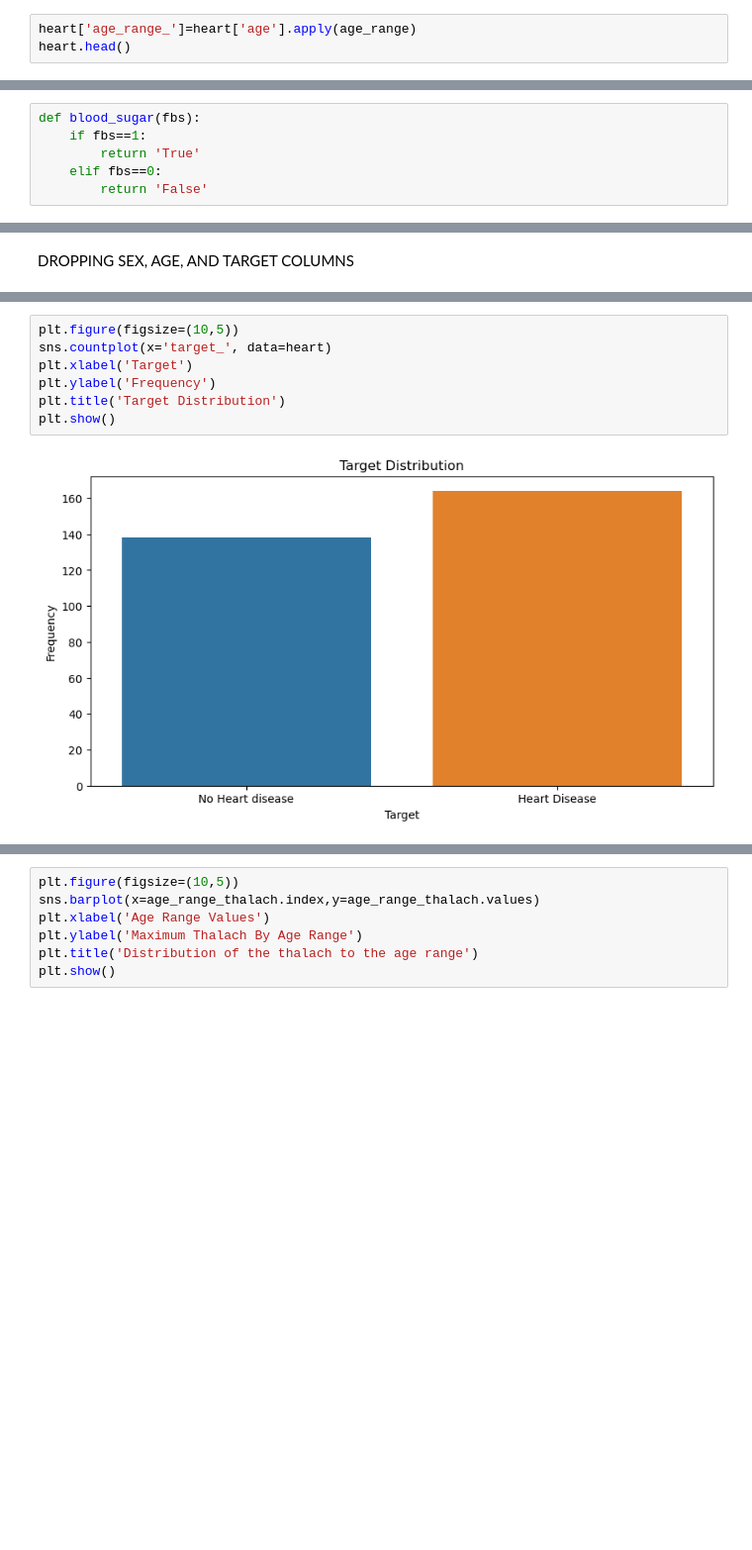
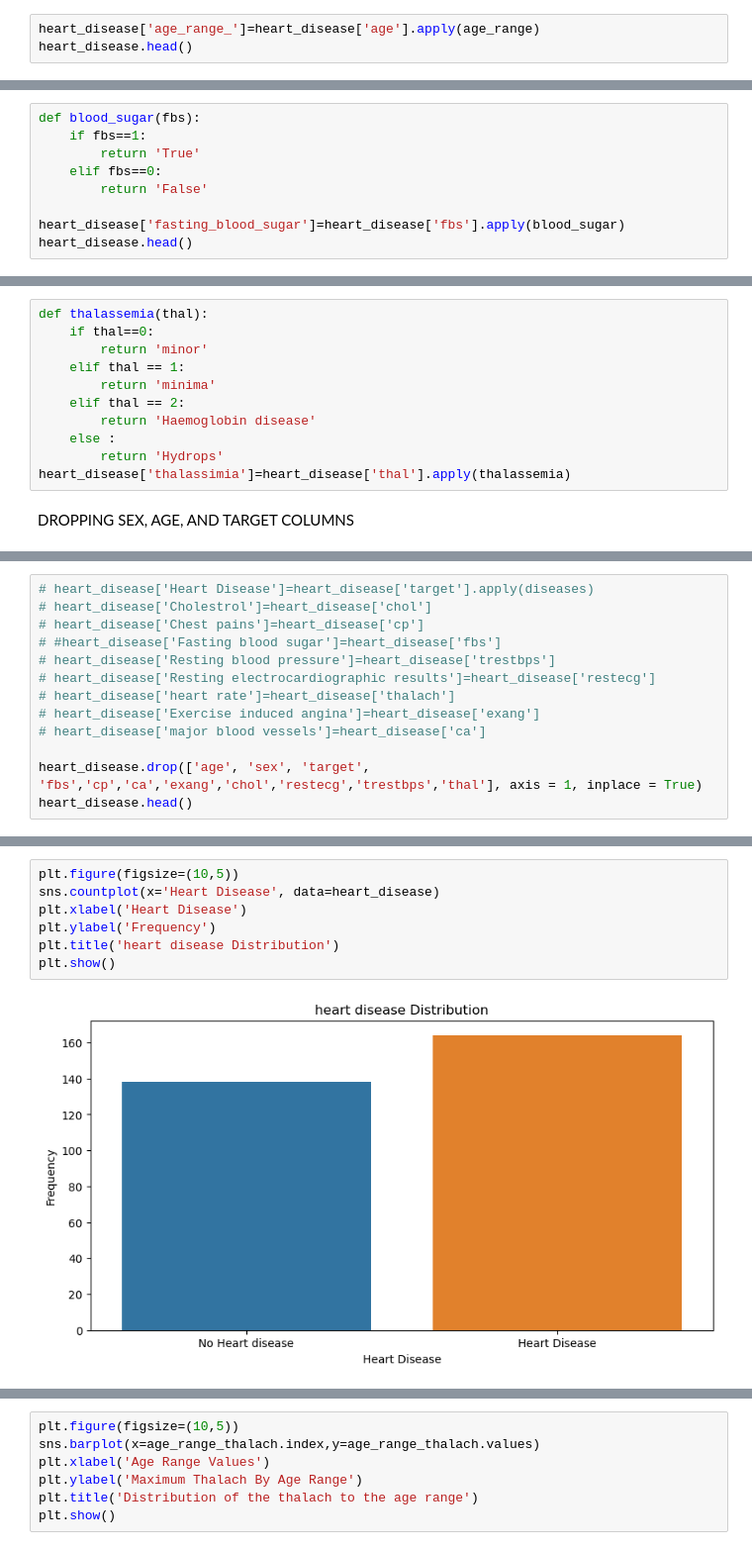
Before and after one commit to The-DigitalAcademy/NO-NAME_POWER-BI_VISUALIZATION, a Jupyter notebook: Python Analysis/HeartDiseaseVisualization.ipynb, the cells around one changed output, grey strips where cells are left out. Shown at 99% size. Saved outputs shown, nothing was run; the diff lists cells and outputs as text; blank space fills up the shorter version.

```diff
--- a/Python Analysis/HeartDiseaseVisualization.ipynb
+++ b/Python Analysis/HeartDiseaseVisualization.ipynb
@@ -167,6 +180,6 @@ def age_range(age):
     elif (age>55):
         return 'elderly ages'
 # %%
-heart['age_range_']=heart['age'].apply(age_range)
-heart.head()
+heart_disease['age_range_']=heart_disease['age'].apply(age_range)
+heart_disease.head()
 # %% [output]
@@ -184,3 +198,6 @@ def blood_sugar(fbs):
         return 'True'
     elif fbs==0:
         return 'False'
+
+heart_disease['fasting_blood_sugar']=heart_disease['fbs'].apply(blood_sugar)
+heart_disease.head()
@@ -197,2 +214,13 @@ heart.head()
+# %%
+def thalassemia(thal):
+    if thal==0:
+        return 'minor'
+    elif thal == 1:
+        return 'minima'
+    elif thal == 2:
+        return 'Haemoglobin disease'
+    else :
+        return 'Hydrops'
+heart_disease['thalassimia']=heart_disease['thal'].apply(thalassemia)
 # %% [markdown]
 DROPPING SEX, AGE, AND TARGET COLUMNS
@@ -221,0 +227,13 @@ Name: target_, dtype: int64
+# %%
+# heart_disease['Heart Disease']=heart_disease['target'].apply(diseases)
+# heart_disease['Cholestrol']=heart_disease['chol']
+# heart_disease['Chest pains']=heart_disease['cp']
+# #heart_disease['Fasting blood sugar']=heart_disease['fbs']
+# heart_disease['Resting blood pressure']=heart_disease['trestbps']
+# heart_disease['Resting electrocardiographic results']=heart_disease['restecg']
+# heart_disease['heart rate']=heart_disease['thalach']
+# heart_disease['Exercise induced angina']=heart_disease['exang']
+# heart_disease['major blood vessels']=heart_disease['ca']
+
+heart_disease.drop(['age', 'sex', 'target', 'fbs','cp','ca','exang','chol','restecg','trestbps','thal'], axis = 1, inplace = True)
+heart_disease.head()
@@ -222,10 +253,10 @@ Name: target_, dtype: int64
 # %%
 plt.figure(figsize=(10,5))
-sns.countplot(x='target_', data=heart)
-plt.xlabel('Target')
+sns.countplot(x='Heart Disease', data=heart_disease)
+plt.xlabel('Heart Disease')
 plt.ylabel('Frequency')
-plt.title('Target Distribution')
+plt.title('heart disease Distribution')
 plt.show()
 # %% [output]
-[figure, old version]
+[figure, new version]
 # %%
```
Also changed, not shown: parts of 38 cells of this notebook.
